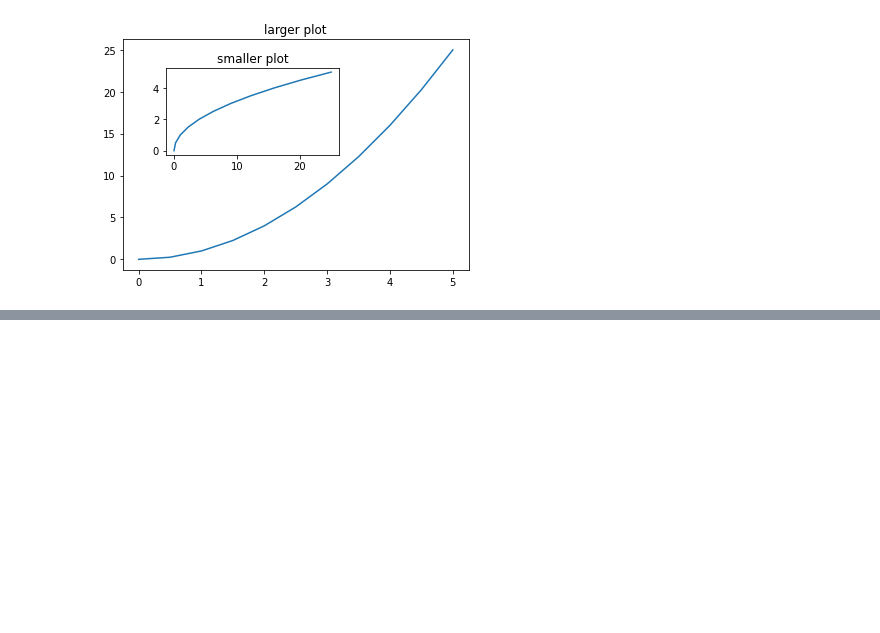
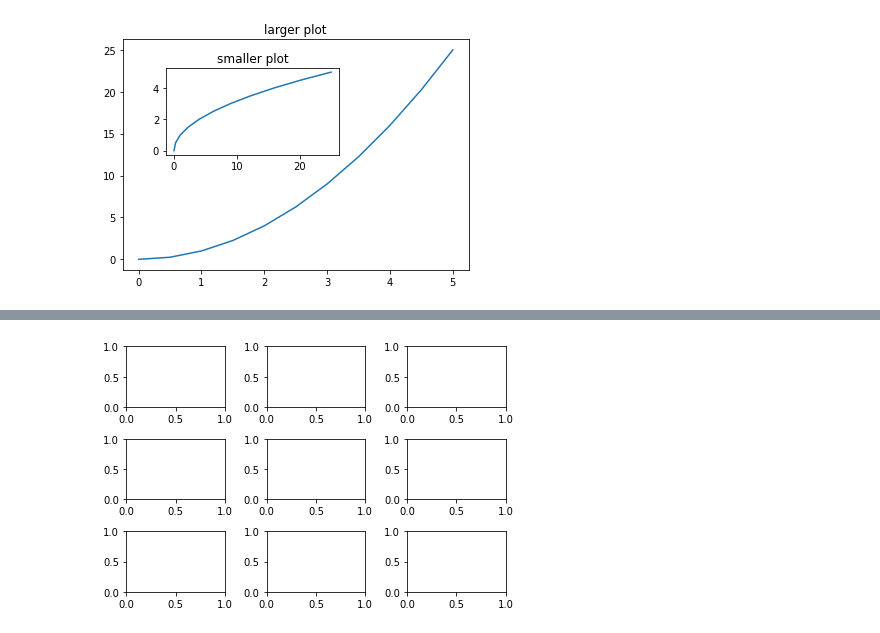
Before and after one commit to AndrewReusche/Python-for-Data-Science-and-Machine-Learning-Bootcamp, a Jupyter notebook: Notes/Lesson 42 Matplotlib p1.ipynb, the cells around one changed output, grey strips where cells are left out. Saved outputs shown, nothing was run; the diff lists cells and outputs as text; code cells hidden in the pictures; blank space fills up the shorter version.

```diff
--- a/Notes/Lesson 42 Matplotlib p1.ipynb
+++ b/Notes/Lesson 42 Matplotlib p1.ipynb
@@ -169,0 +193,5 @@ Text(0.5, 1.0, 'smaller plot')
+# %%
+fig,axes =plt.subplots(nrows=3, ncols=3)
+plt.tight_layout()
+# %% [output]
+[figure, added]
```
Also changed, not shown: parts of 38 cells of this notebook, 2 other files.
